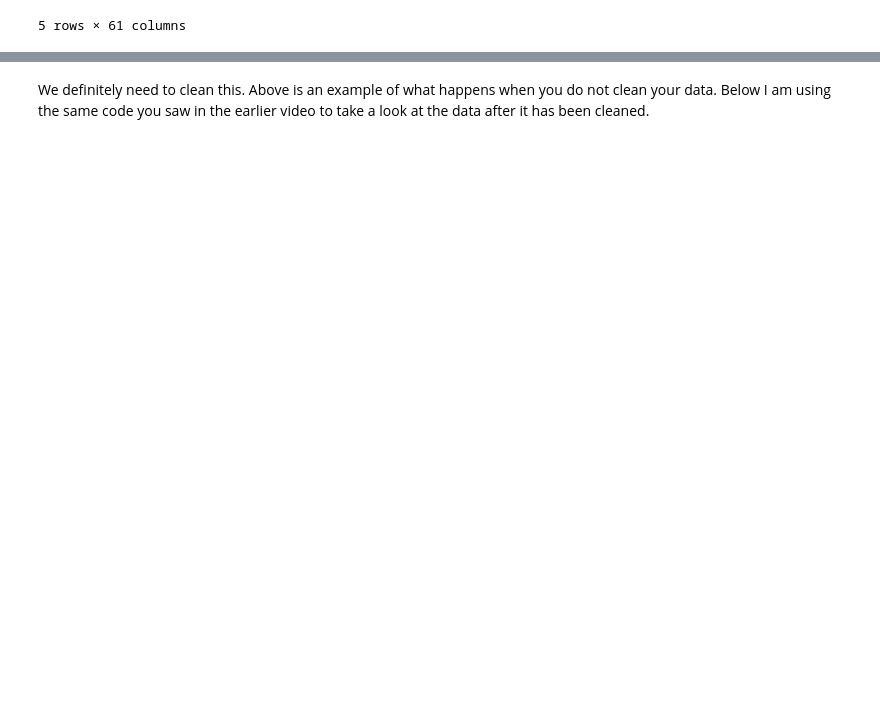
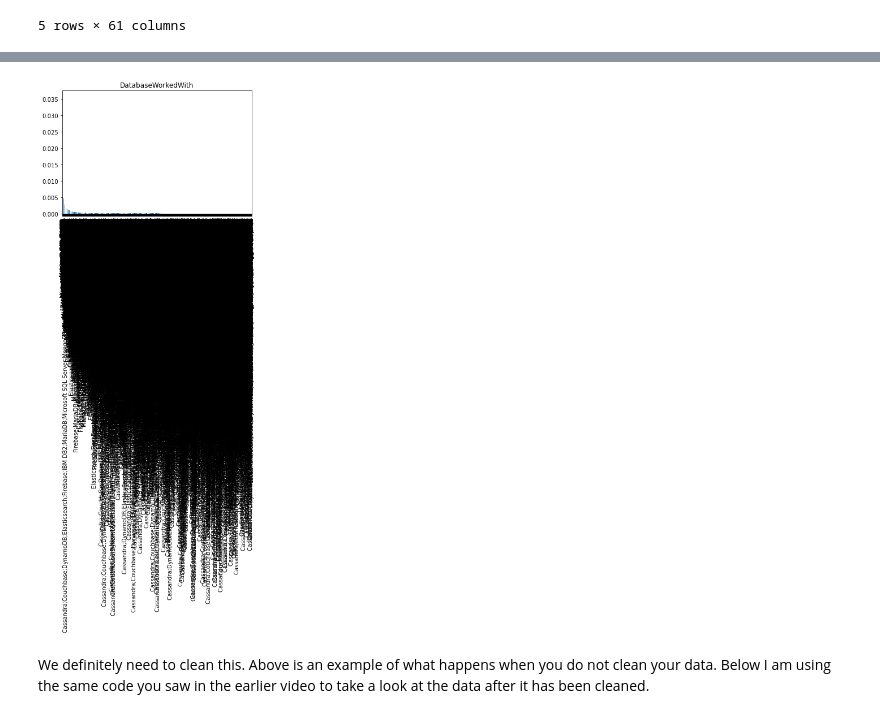
Before and after one commit to jessicayan12/Developer_Survey, a Jupyter notebook: developer_survey2020_explore.ipynb, the cells around one changed output, grey strips where cells are left out. Cells and saved outputs as stored; diff of their text form; code cells hidden in the pictures; blank space fills up the shorter version.

```diff
--- a/developer_survey2020_explore.ipynb
+++ b/developer_survey2020_explore.ipynb
@@ -91,0 +102,3 @@ plt.title("Age 1st Code");
+# %%
+cous_dbny_vals = df.DatabaseDesireNextYear.value_counts()
+cous_dbny_vals
@@ -92,3 +134,8 @@ plt.title("Age 1st Code");
+# %%
+(cous_dbny_vals/df.shape[0]).plot(kind="bar");
+plt.title("DatabaseWorkedWith");
+# %% [output]
+[figure, added]
 # %% [markdown]
 We definitely need to clean this.  Above is an example of what happens when you do not clean your data. Below I am using the same code you saw in the earlier video to take a look at the data after it has been cleaned.
 # %%
```
Also changed, not shown: parts of 14 cells of this notebook, 1 other file.
